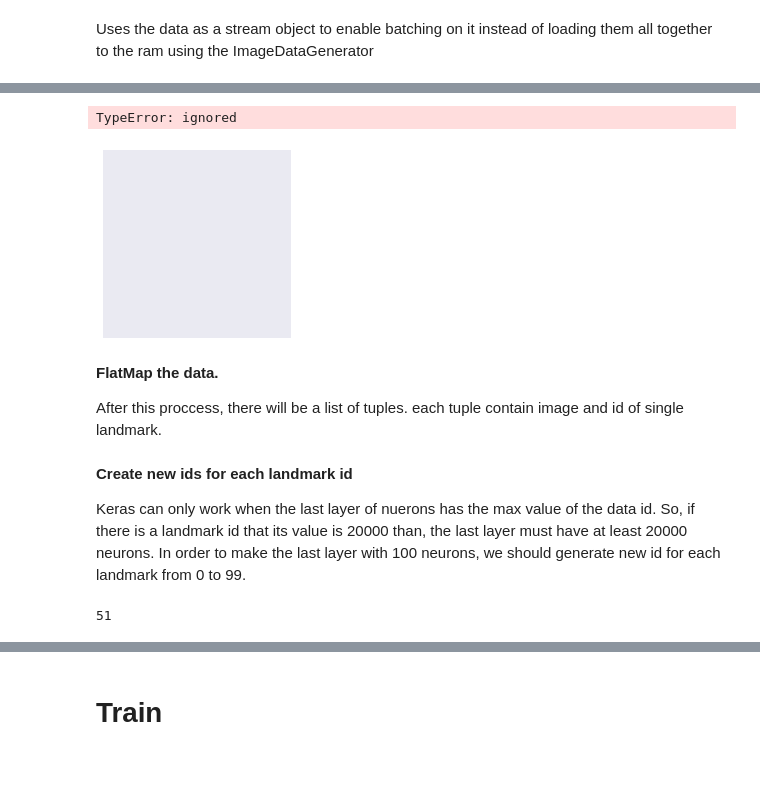
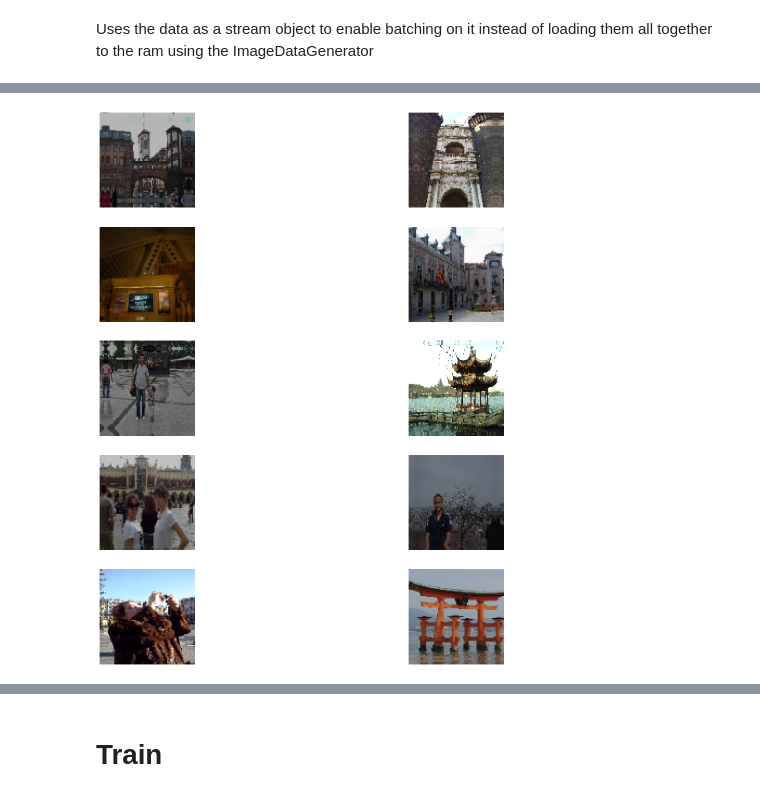
Before and after one commit to liorhirsch/Kaggle-Landmark-ML-Challange, a Jupyter notebook: our_custom_NN.ipynb, the cells around one changed output, grey strips where cells are left out. Saved outputs shown, nothing was run; the diff lists cells and outputs as text; code cells hidden in the pictures; blank space fills up the shorter version.

```diff
--- a/our_custom_NN.ipynb
+++ b/our_custom_NN.ipynb
@@ -129,20 +127,15 @@ print(y_batch)
 # %%
 import matplotlib.pyplot as plt
 %matplotlib inline
 
 plt.figure(figsize=(20, 20))
 for i in range(10):
     plt.subplot(5,2,i+1)
     plt.xticks([])
     plt.yticks([])
     plt.grid(False)
     image = x_batch[i]
-    image= image.astype(type(ctypes.c_float))
+    image= image.astype(np.uint8)
     plt.imshow(image)
 # %% [output]
-TypeError: ignored
-[figure, old version]
+[figure, new version]
-# %% [markdown]
-**FlatMap the data.**
-
-After this proccess, there will be a list of tuples. each tuple contain image and id of single landmark.
@@ -151,6 +141,0 @@ training_data_with_real_ids=[landmark_id_pair for landmark_photos in training_da
-# %% [markdown]
-**Create new ids for each landmark id**
-
-Keras can only work when the last layer of nuerons has the max value of the data id.
-So, if there is a landmark id that its value is 20000 than, the last layer must have at least 20000 neurons.
-In order to make the last layer with 100 neurons, we should generate new id for each landmark from 0 to 99.
@@ -165,4 +141,0 @@ for idx, curr_id in enumerate(unique_keys):
-# %%
-print(ids_dictionary['11249'])
-# %% [output]
-51
```
Also changed, not shown: parts of 21 cells of this notebook.
